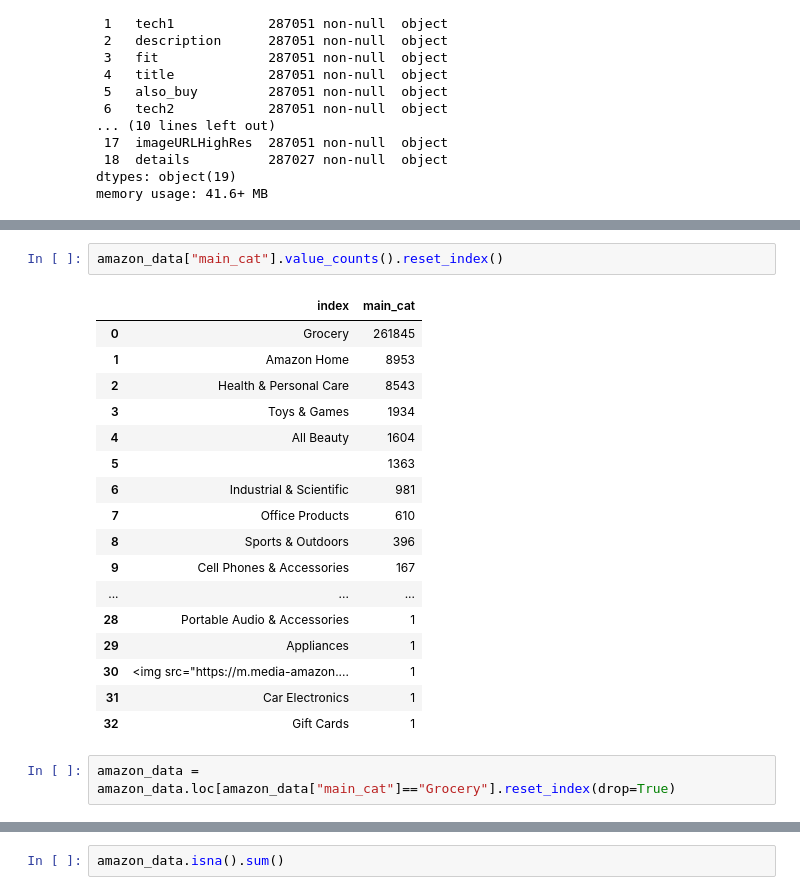
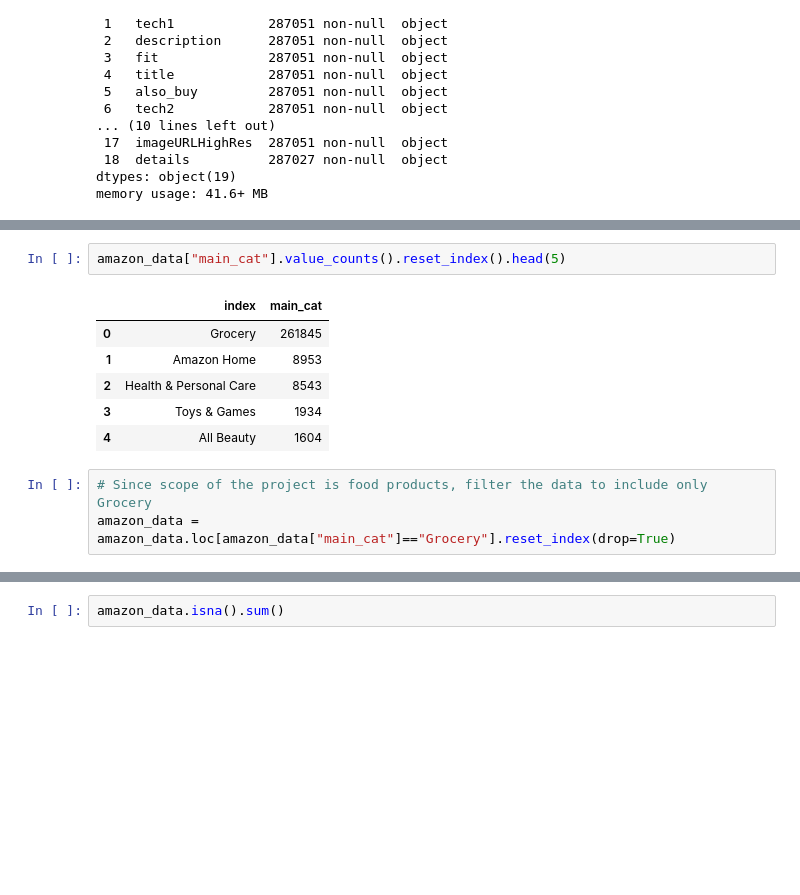
Before and after one commit to AnushreeSS/SustainableProductDatabase, a Jupyter notebook: MainProjectPipeline.ipynb, the cells around one changed output, grey strips where cells are left out. Cells and saved outputs as stored; diff of their text form; blank space fills up the shorter version.

```diff
--- a/MainProjectPipeline.ipynb
+++ b/MainProjectPipeline.ipynb
@@ -57,25 +57,15 @@ amazon_data.head(5)
 | 3 | [Grocery & Gourmet Food, Cooking ... |  | [Large Letter - Height 4.75"] |  | Letter H - Swarovski Crystal Mono... | [] |  | Other | [Large Letter - Height 4.75"] | [>#832,581 in Kitchen & Dining (S... | ... |
 | 4 | [Grocery & Gourmet Food, Cooking ... |  | [4.75"] |  | Letter S - Swarovski Crystal Mono... | [] |  | Unik Occasions | [4.75" height] | [>#590,999 in Kitchen & Dining (S... | ... |
 # %%
-amazon_data["main_cat"].value_counts().reset_index()
+amazon_data["main_cat"].value_counts().reset_index().head(5)
 # %% [output]
 |  | index | main_cat |
 | 0 | Grocery | 261845 |
 | 1 | Amazon Home | 8953 |
 | 2 | Health & Personal Care | 8543 |
 | 3 | Toys & Games | 1934 |
 | 4 | All Beauty | 1604 |
-| 5 |  | 1363 |
-| 6 | Industrial & Scientific | 981 |
-| 7 | Office Products | 610 |
-| 8 | Sports & Outdoors | 396 |
-| 9 | Cell Phones & Accessories | 167 |
-| ... | ... | ... |
-| 28 | Portable Audio & Accessories | 1 |
-| 29 | Appliances | 1 |
-| 30 | <img src="https://m.media-amazon.... | 1 |
-| 31 | Car Electronics | 1 |
-| 32 | Gift Cards | 1 |
 # %%
+# Since scope of the project is food products, filter the data to include only Grocery
 amazon_data = amazon_data.loc[amazon_data["main_cat"]=="Grocery"].reset_index(drop=True)
 # %%
```
Also changed, not shown: parts of 29 cells of this notebook.
